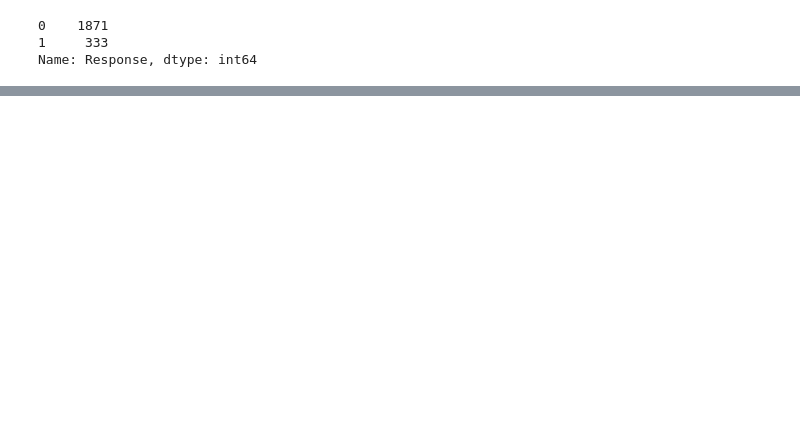
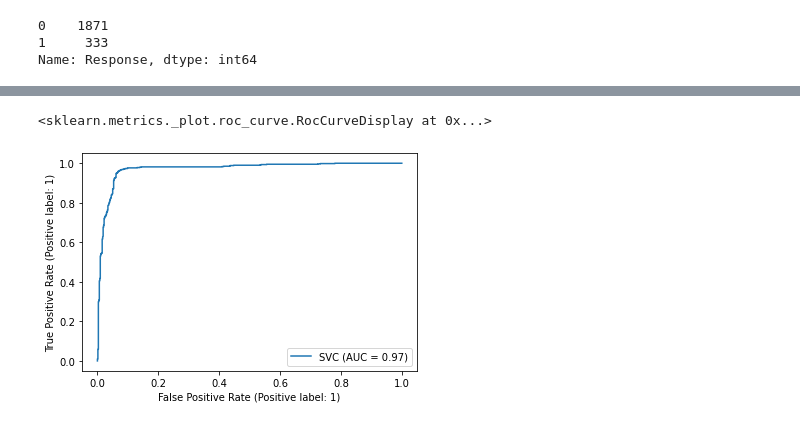
Before and after one commit to thehenke/case-data-modelling, a Jupyter notebook: data_wrangling.ipynb, the cells around one changed output, grey strips where cells are left out. Cells and saved outputs as stored; diff of their text form; code cells hidden in the pictures; blank space fills up the shorter version.

```diff
--- a/data_wrangling.ipynb
+++ b/data_wrangling.ipynb
@@ -281,0 +324,5 @@ metrics.plot_roc_curve(clf, X_test, y_test)
+# %%
+metrics.plot_roc_curve(svm, X_test, y_test)
+# %% [output]
+<sklearn.metrics._plot.roc_curve.RocCurveDisplay at 0x...>
+[figure, added]
```
Also changed, not shown: parts of 24 cells of this notebook.
